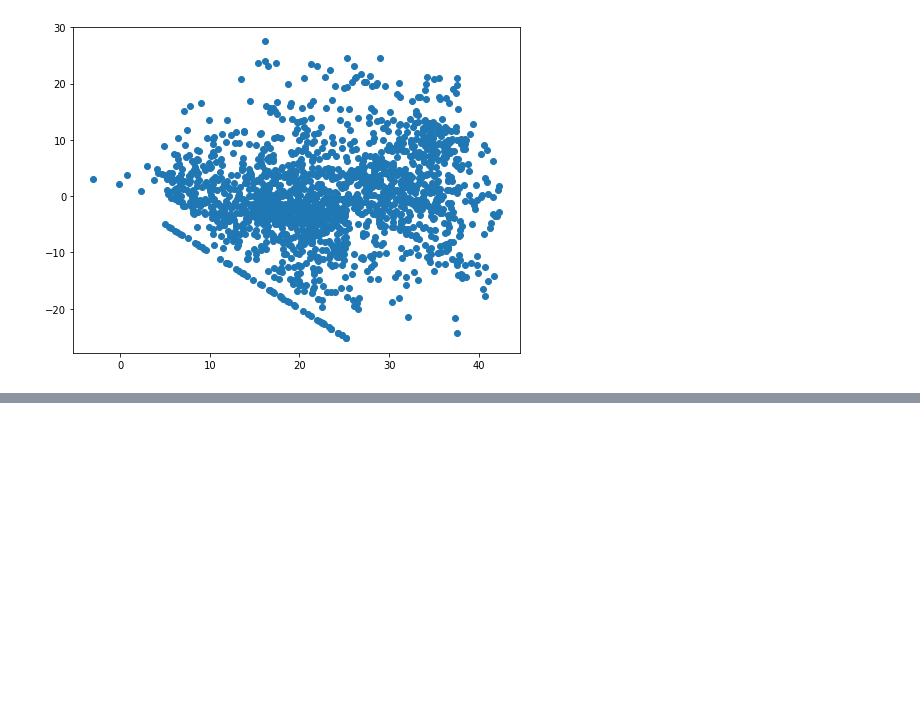
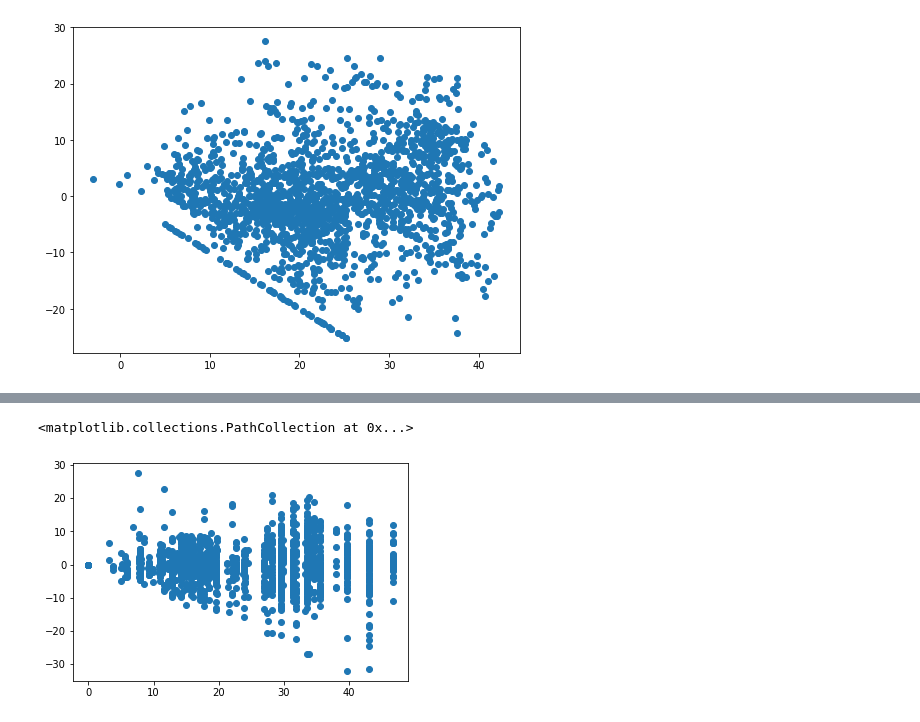
Before and after one commit to Creatrohit9/ROHIT-BHDAURIYA--Bike-Sharing-Demand-Prediction, a Jupyter notebook: ROHIT_BHADAURIYA(Proponent_Ds)_Bike_Sharing_Demand_Prediction_2_Capstone_Project.ipynb, the cells around one changed output, grey strips where cells are left out. Saved outputs shown, nothing was run; the diff lists cells and outputs as text; code cells hidden in the pictures; blank space fills up the shorter version.

```diff
--- a/ROHIT_BHADAURIYA(Proponent_Ds)_Bike_Sharing_Demand_Prediction_2_Capstone_Project.ipynb
+++ b/ROHIT_BHADAURIYA(Proponent_Ds)_Bike_Sharing_Demand_Prediction_2_Capstone_Project.ipynb
@@ -838,0 +931,6 @@ plt.scatter((y_pred_test_en),(y_test)-(y_pred_test_en))
+# %%
+# Heteroscadacity
+plt.scatter((y_pred_test_dt),(y_test)-(y_pred_test_dt))
+# %% [output]
+<matplotlib.collections.PathCollection at 0x...>
+[figure, added]
```
Also changed, not shown: parts of 10 cells of this notebook.
